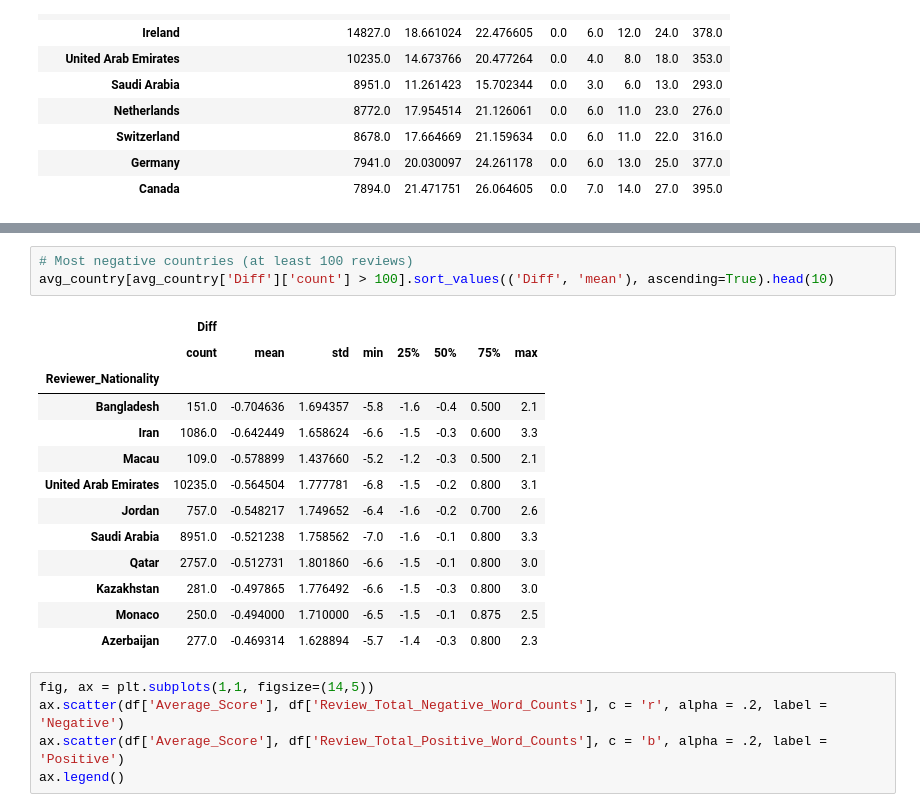
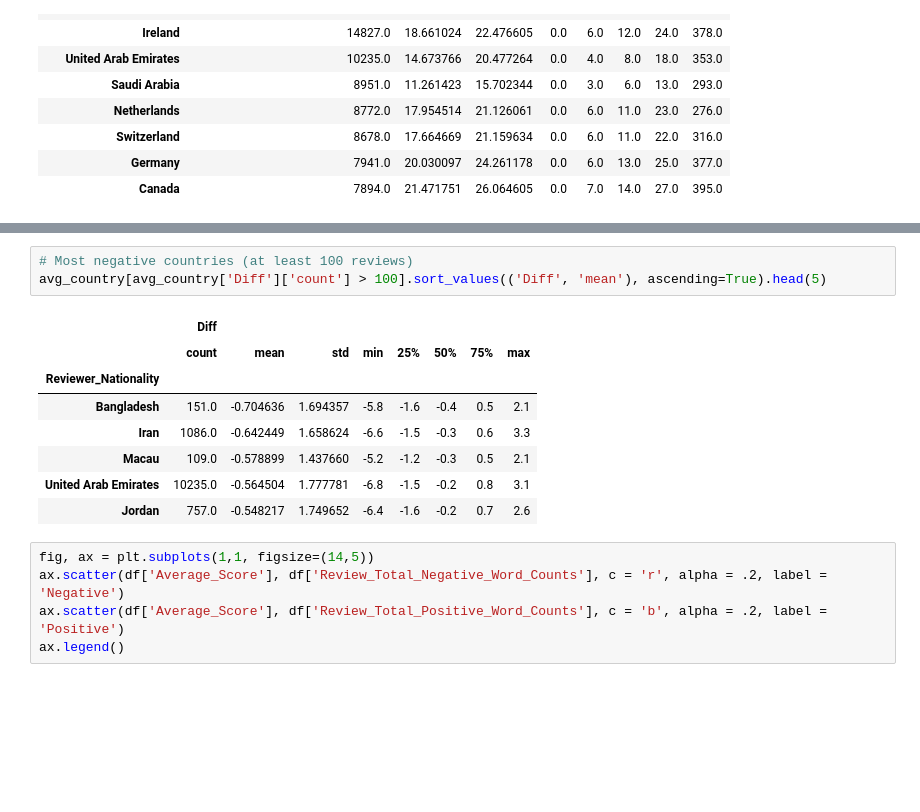
Before and after one commit to alberthr/Booking_Analysis, a Jupyter notebook: EDA.ipynb, the cells around one changed output, grey strips where cells are left out. Drawn from its saved outputs; the diff is of its cells as text; blank space fills up the shorter version.

```diff
--- a/EDA.ipynb
+++ b/EDA.ipynb
@@ -166,20 +147,15 @@ avg_country[avg_country['Diff']['count'] > 100].sort_values(('Diff', 'mean'), as
 # %%
 # Most negative countries (at least 100 reviews)
-avg_country[avg_country['Diff']['count'] > 100].sort_values(('Diff', 'mean'), ascending=True).head(10)
+avg_country[avg_country['Diff']['count'] > 100].sort_values(('Diff', 'mean'), ascending=True).head(5)
 # %% [output]
 |  | Diff |  |  |  |  |  |  |  |
 |  | count | mean | std | min | 25% | 50% | 75% | max |
 | Reviewer_Nationality |  |  |  |  |  |  |  |  |
-| Bangladesh | 151.0 | -0.704636 | 1.694357 | -5.8 | -1.6 | -0.4 | 0.500 | 2.1 |
-| Iran | 1086.0 | -0.642449 | 1.658624 | -6.6 | -1.5 | -0.3 | 0.600 | 3.3 |
-| Macau | 109.0 | -0.578899 | 1.437660 | -5.2 | -1.2 | -0.3 | 0.500 | 2.1 |
-| United Arab Emirates | 10235.0 | -0.564504 | 1.777781 | -6.8 | -1.5 | -0.2 | 0.800 | 3.1 |
-| Jordan | 757.0 | -0.548217 | 1.749652 | -6.4 | -1.6 | -0.2 | 0.700 | 2.6 |
-| Saudi Arabia | 8951.0 | -0.521238 | 1.758562 | -7.0 | -1.6 | -0.1 | 0.800 | 3.3 |
-| Qatar | 2757.0 | -0.512731 | 1.801860 | -6.6 | -1.5 | -0.1 | 0.800 | 3.0 |
-| Kazakhstan | 281.0 | -0.497865 | 1.776492 | -6.6 | -1.5 | -0.3 | 0.800 | 3.0 |
-| Monaco | 250.0 | -0.494000 | 1.710000 | -6.5 | -1.5 | -0.1 | 0.875 | 2.5 |
-| Azerbaijan | 277.0 | -0.469314 | 1.628894 | -5.7 | -1.4 | -0.3 | 0.800 | 2.3 |
+| Bangladesh | 151.0 | -0.704636 | 1.694357 | -5.8 | -1.6 | -0.4 | 0.5 | 2.1 |
+| Iran | 1086.0 | -0.642449 | 1.658624 | -6.6 | -1.5 | -0.3 | 0.6 | 3.3 |
+| Macau | 109.0 | -0.578899 | 1.437660 | -5.2 | -1.2 | -0.3 | 0.5 | 2.1 |
+| United Arab Emirates | 10235.0 | -0.564504 | 1.777781 | -6.8 | -1.5 | -0.2 | 0.8 | 3.1 |
+| Jordan | 757.0 | -0.548217 | 1.749652 | -6.4 | -1.6 | -0.2 | 0.7 | 2.6 |
 # %%
 fig, ax = plt.subplots(1,1, figsize=(14,5))
 ax.scatter(df['Average_Score'], df['Review_Total_Negative_Word_Counts'], c = 'r', alpha = .2, label = 'Negative')
```
Also changed, not shown: parts of 10 cells of this notebook, 1 other file.
